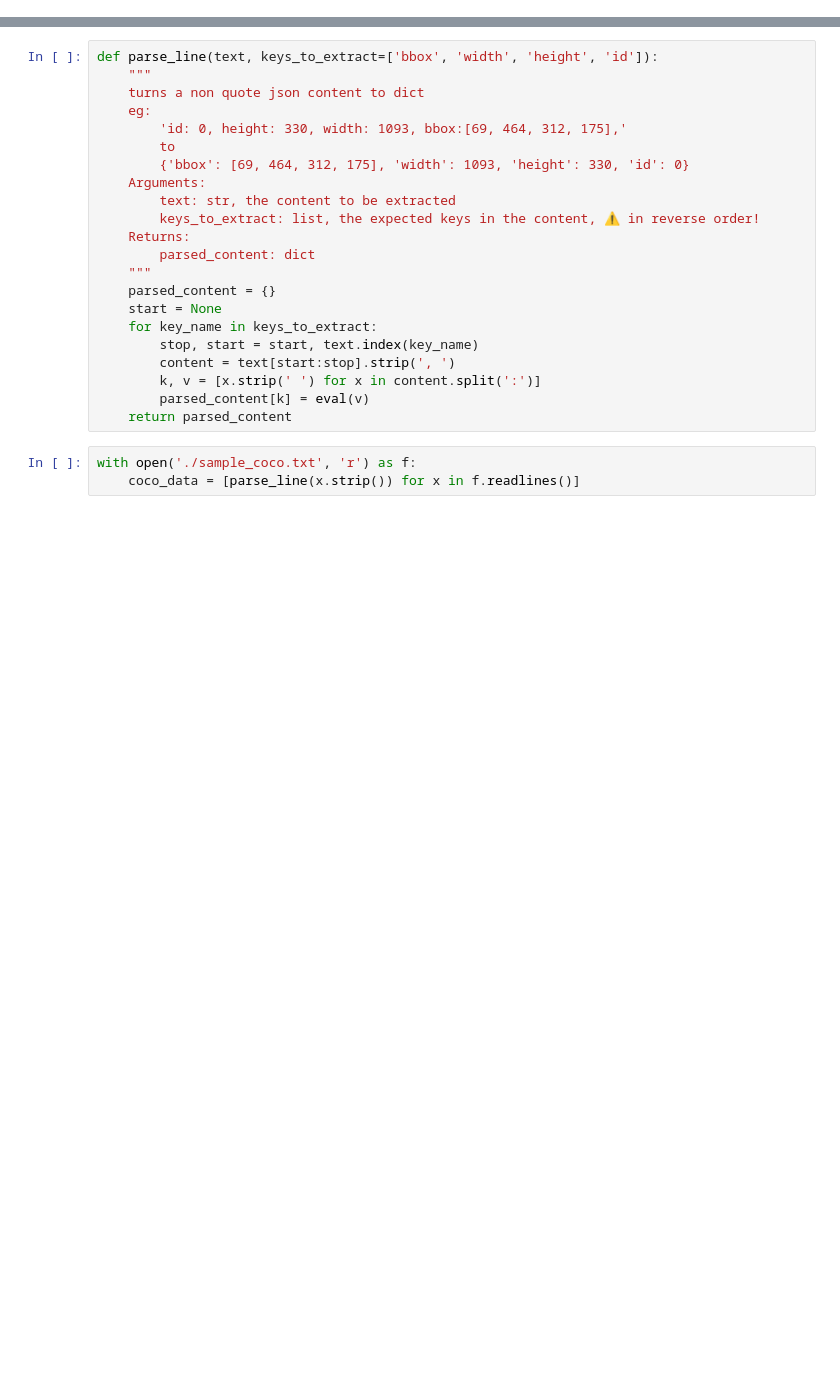
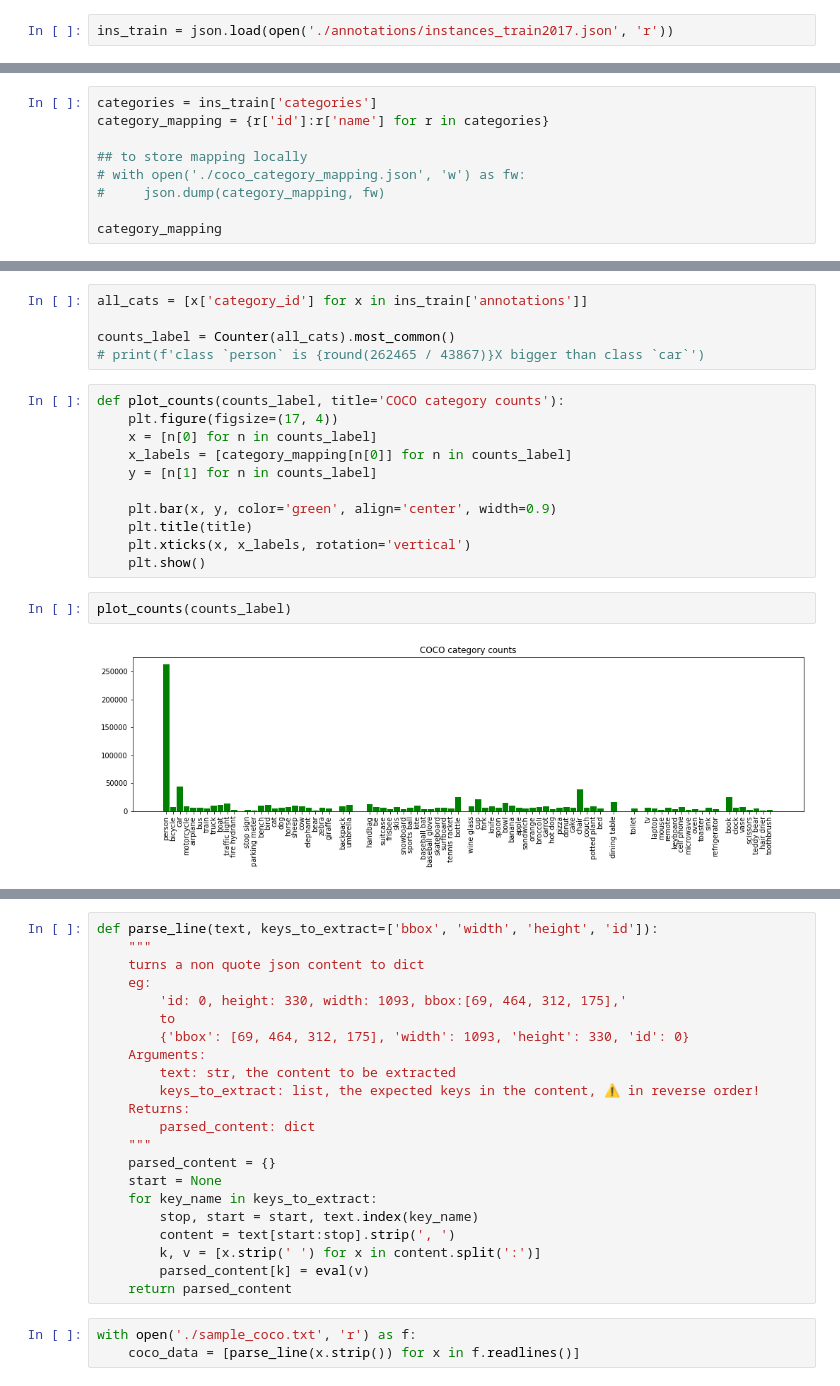
Before and after one commit to eva-6-3/eva_experiments, a Jupyter notebook: S10_object_localization/Part_B/01_coco_analysis.ipynb, the cells around one changed output, grey strips where cells are left out. Cells and saved outputs as stored; diff of their text form; blank space fills up the shorter version.

Commit message:
coco analysis

```diff
--- a/S10_object_localization/Part_B/01_coco_analysis.ipynb
+++ b/S10_object_localization/Part_B/01_coco_analysis.ipynb
@@ -3,0 +13,2 @@ import json
+# %%
+ins_train = json.load(open('./annotations/instances_train2017.json', 'r'))
@@ -7,0 +36,9 @@ with open('./category_mapping.json', 'r') as f:
+# %%
+categories = ins_train['categories']
+category_mapping = {r['id']:r['name'] for r in categories}
+
+## to store mapping locally
+# with open('./coco_category_mapping.json', 'w') as fw:
+#     json.dump(category_mapping, fw)
+
+category_mapping
@@ -7,0 +103,20 @@ with open('./category_mapping.json', 'r') as f:
+# %%
+all_cats = [x['category_id'] for x in ins_train['annotations']]
+
+counts_label = Counter(all_cats).most_common()
+# print(f'class `person` is {round(262465 / 43867)}X bigger than class `car`')
+# %%
+def plot_counts(counts_label, title='COCO category counts'):
+    plt.figure(figsize=(17, 4))
+    x = [n[0] for n in counts_label]
+    x_labels = [category_mapping[n[0]] for n in counts_label]
+    y = [n[1] for n in counts_label]
+
+    plt.bar(x, y, color='green', align='center', width=0.9)
+    plt.title(title)
+    plt.xticks(x, x_labels, rotation='vertical')
+    plt.show()
+# %%
+plot_counts(counts_label)
+# %% [output]
+[figure, added]
```
Also changed, not shown: parts of 24 cells of this notebook, 4 other files.
